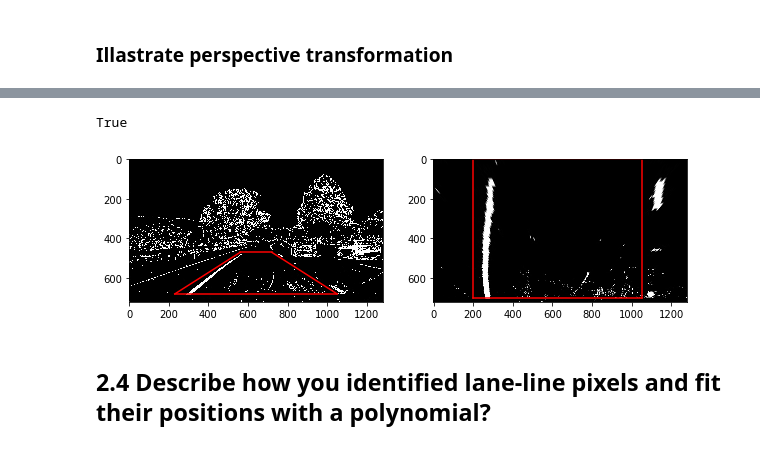
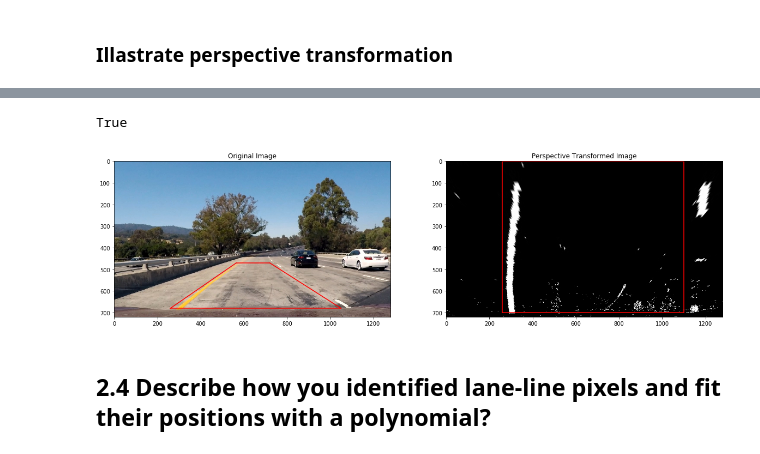
Before and after one commit to mgdreamingstar/CarND-Advanced-Lane-Lines, a Jupyter notebook: Advance-Lane-Lines.ipynb, the cells around one changed output, grey strips where cells are left out. Drawn from its saved outputs; the diff is of its cells as text; code cells hidden in the pictures.

```diff
--- a/Advance-Lane-Lines.ipynb
+++ b/Advance-Lane-Lines.ipynb
@@ -321,51 +322,66 @@ ax2.set_title('warped shape')
 # %%
 pers_orig = mpimg.imread(r'.\output_images\combined_hls.jpg')
-
+# pers_orig = mpimg.imread(r'test_images\test3.jpg')
 def warp(img):
     img_size = (img.shape[1], img.shape[0])
+    src = np.float32(
+            [[720,470], # top right
+             [1050,680], # bottom right
+             [260,680], # bottom left
+             [565,470]]) # top left
 
+    dst = np.float32(
+            [[1100,0],
+             [1100,700],
+             [260,700],
+             [260,0]])
+    '''
     src = np.float32(
-            [[720,470],
-             [1050,680],
-             [230,680],
-             [560,470]])
+        [[(img_size[0] / 2) - 55, img_size[1] / 2 + 100],
+        [((img_size[0] / 6) - 10), img_size[1]],
+        [(img_size[0] * 5 / 6) + 60, img_size[1]],
+        [(img_size[0] / 2 + 55), img_size[1] / 2 + 100]])
+
     dst = np.float32(
-            [[1050,0],
-             [1050,700],
-             [200,700],
-             [200,0]])
+        [[(img_size[0] / 4), 10],
+        [(img_size[0] / 4), img_size[1] - 10],
+        [(img_size[0] * 3 / 4), img_size[1] - 10],
+        [(img_size[0] * 3 / 4), 10]])
+    '''
     M = cv2.getPerspectiveTransform(src, dst)
     Minv = cv2.getPerspectiveTransform(dst, src)
     warped = cv2.warpPerspective(img, M, img_size, flags=cv2.INTER_LINEAR)
 
     return warped, src, dst, M, Minv
 
 pers_warped, src_w, dst_w, M_w, Minv_w = warp(pers_orig)
 
 %matplotlib inline
 
-f, (ax1, ax2) = plt.subplots(1,2,figsize=(10,5))
-ax1.imshow(pers_orig, cmap='gray')
-ax2.imshow(pers_warped, cmap='gray')
+f, (ax1, ax2) = plt.subplots(1,2,figsize=(20,10))
+ax1.imshow(cv2.cvtColor(thresh_image,cv2.COLOR_BGR2RGB))
+ax1.set_title('Original Image')
+ax2.imshow(pers_warped,cmap='gray')
+ax2.set_title('Perspective Transformed Image')
 for i in range(4):
     if i != 3:
         line_x1 = (src_w[i][0], src_w[i+1][0])
         line_y1 = (src_w[i][1], src_w[i+1][1])
         line_x2 = (dst_w[i][0], dst_w[i+1][0])
         line_y2 = (dst_w[i][1], dst_w[i+1][1])
     elif i == 3:
         line_x1 = (src_w[i][0], src_w[0][0])
         line_y1 = (src_w[i][1], src_w[0][1])
         line_x2 = (dst_w[i][0], dst_w[0][0])
         line_y2 = (dst_w[i][1], dst_w[0][1])
 
     ax1.plot(line_x1, line_y1, color = 'red')
     ax2.plot(line_x2, line_y2, color = 'red')
 
 cv2.imwrite(r'.\output_images\perspective_trans.jpg', pers_warped)
 # %% [output]
 True
-[figure, old version]
+[figure, new version]
 # %% [markdown]
 ## 2.4 Describe how you identified lane-line pixels and fit their positions with a polynomial?
 # %% [markdown]
```
Also changed, not shown: parts of 6 cells of this notebook, 5 other files.
